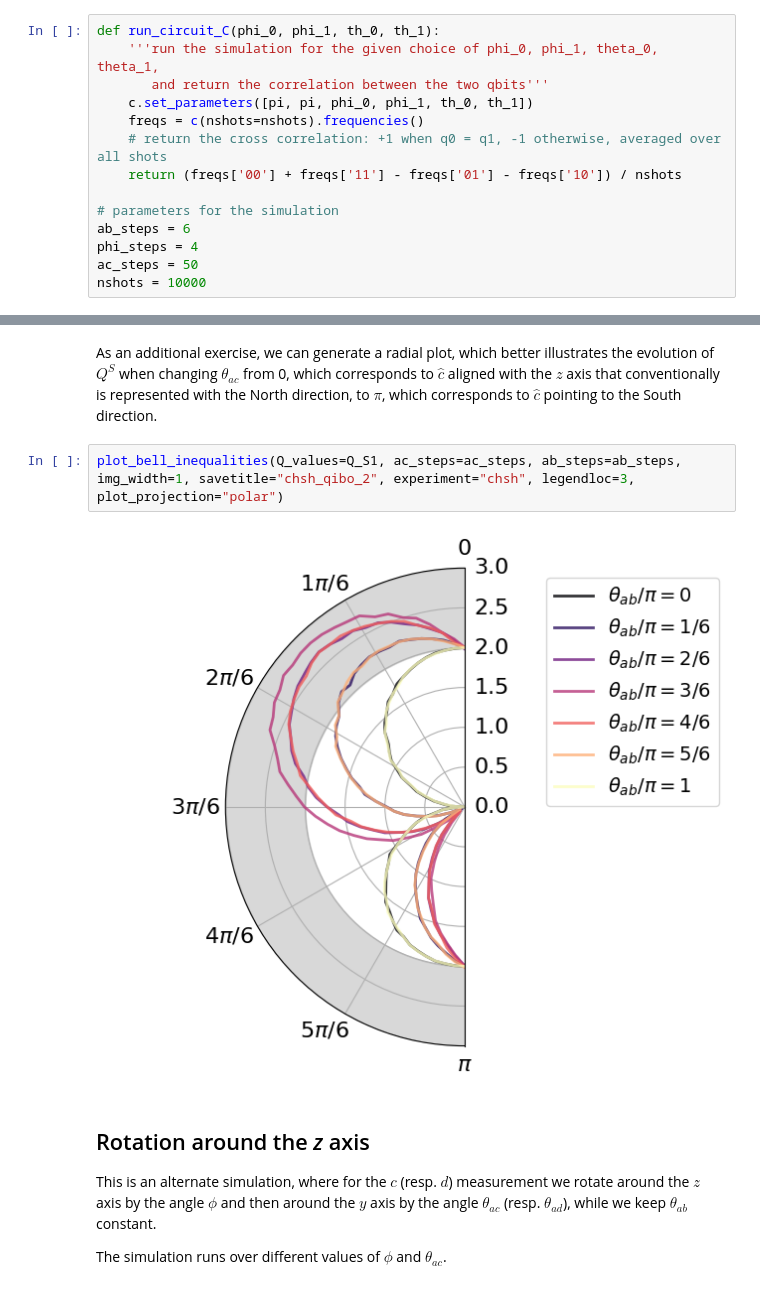
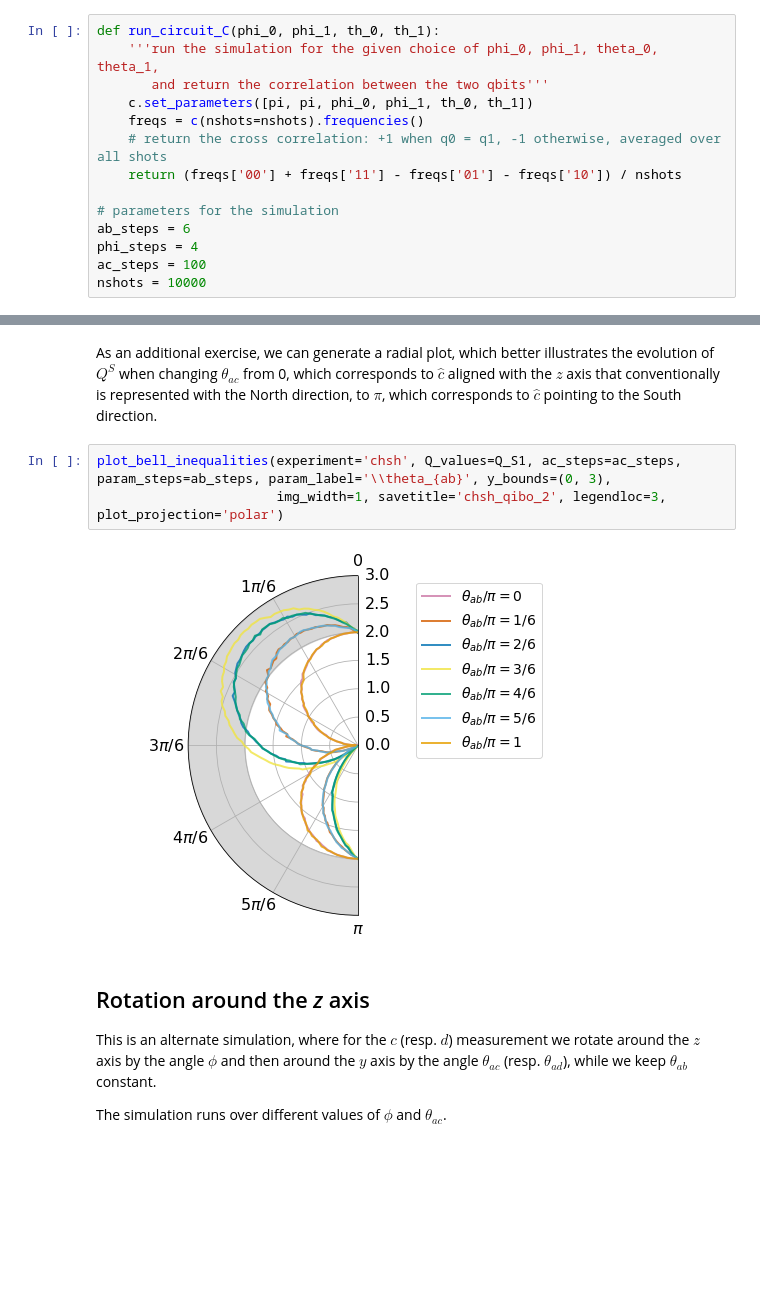
Before and after one commit to qiboteam/qiboedu, a Jupyter notebook: notebooks/CHSH inequality.ipynb, the cells around one changed output, grey strips where cells are left out. Cells and saved outputs as stored; diff of their text form; blank space fills up the shorter version.

```diff
--- a/notebooks/CHSH inequality.ipynb
+++ b/notebooks/CHSH inequality.ipynb
@@ -63,7 +64,7 @@ def run_circuit_C(phi_0, phi_1, th_0, th_1):
 # parameters for the simulation
 ab_steps = 6
 phi_steps = 4
-ac_steps = 50
+ac_steps = 100
 nshots = 10000
 # %% [markdown]
 Now run the simulation, and note the computation time on different hardware backends.
@@ -116,9 +118,10 @@ Here we plot the obtained values of $Q^S$ using multiple parametric lines and co
 # %% [markdown]
 As an additional exercise, we can generate a radial plot, which better illustrates the evolution of $Q^S$ when changing $\theta_{ac}$ from 0, which corresponds to $\hat{c}$ aligned with the $z$ axis that conventionally is represented with the North direction, to $\pi$, which corresponds to $\hat{c}$ pointing to the South direction.
 # %%
-plot_bell_inequalities(Q_values=Q_S1, ac_steps=ac_steps, ab_steps=ab_steps, img_width=1, savetitle="chsh_qibo_2", experiment="chsh", legendloc=3, plot_projection="polar")
+plot_bell_inequalities(experiment='chsh', Q_values=Q_S1, ac_steps=ac_steps, param_steps=ab_steps, param_label='\\theta_{ab}', y_bounds=(0, 3),
+                       img_width=1, savetitle='chsh_qibo_2', legendloc=3, plot_projection='polar')
 # %% [output]
-[figure, old version]
+[figure, new version]
 # %% [markdown]
 ## Rotation around the _z_ axis
 
```
Also changed, not shown: parts of 6 cells of this notebook, 3 other files.
